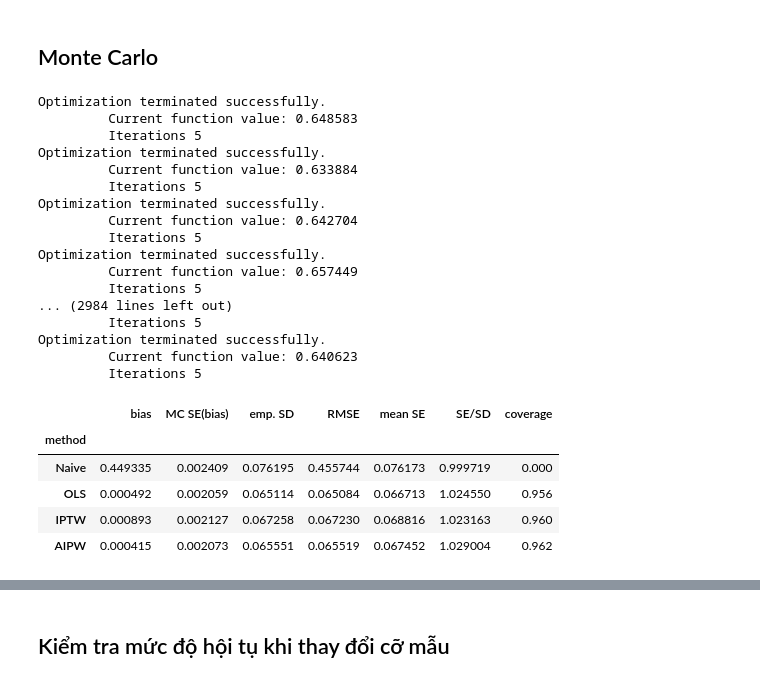
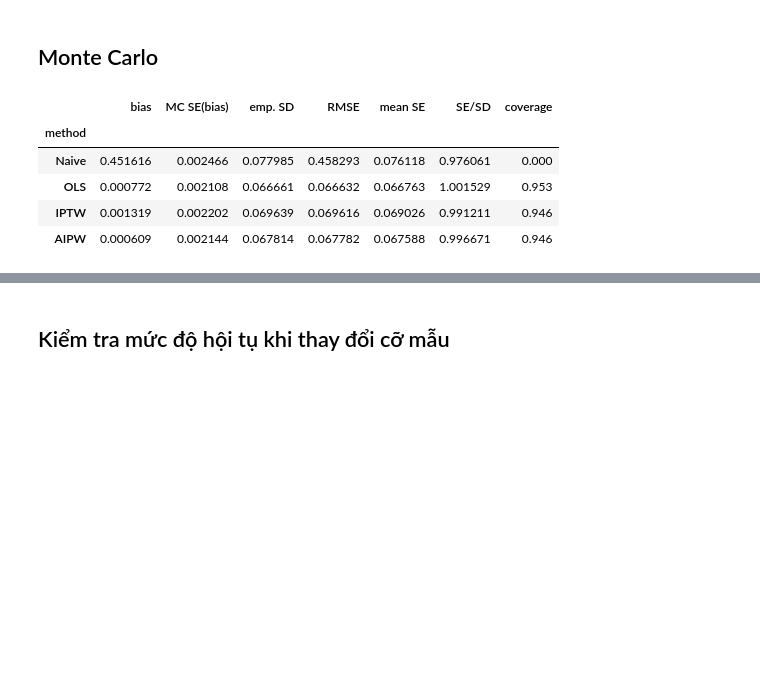
Before and after one commit to qz4ng/SEMINAR, a Jupyter notebook: scenario/baseline.ipynb, the cells around one changed output, grey strips where cells are left out. Cells and saved outputs as stored; diff of their text form; code cells hidden in the pictures; blank space fills up the shorter version.

```diff
--- a/scenario/baseline.ipynb
+++ b/scenario/baseline.ipynb
@@ -115,7 +115,7 @@ Logistic regression với đúng các biến X và đúng dạng hàm
 def fit_propensity(df:pd.DataFrame):
     # Thêm intercept vào ma trận
     Xd = sm.add_constant(df[X_COLS].to_numpy()) # [1 X1 X2]
-    res = sm.Logit(df[TREATMENT].to_numpy(), Xd).fit()
+    res = sm.Logit(df[TREATMENT].to_numpy(), Xd).fit(disp=False)
     return res.predict(Xd), Xd
 
 e_hat, Xd = fit_propensity(df)
@@ -282,13 +290,24 @@ Trọng số lớn nhất: 7.22
 # %%
-def bootstrap_se(df, B=200, seed=0):
+def bootstrap_se(df: pd.DataFrame, B:int=200, seed:int=0):
+    """
+    Non-parametric bootstrap để tính khoảng tin cậy và sai số ước lượng của từng phương pháp
+    mà không cần giả định phân phối của các biến
+    :param df: dataframe dữ liệu bao gồm (A,X,Y)
+    :param B: số lượng Bootstrap
+    """
+    # generator tạo số ngẫu nhiên giúp module có khả năng tái lập
     rng = np.random.default_rng(seed)
     n = len(df)
+    # dictionary cho từng phương pháp
     draws = {m: [] for m in METHODS}
     for _ in range(B):
+        # lấy mẫu ngẫu nhiên có hoàn lại
         idx = rng.integers(0, n, n)
+        # tính ước lượng
         out, _ = estimate_all(df.iloc[idx].reset_index(drop=True))
         for m in METHODS:
             draws[m].append(out[m][0])
+    # ddof=1: hiệu chỉnh
     return {m: np.std(v, ddof=1) for m, v in draws.items()}
 
 
@@ -303,5 +322,5 @@ for m in METHODS:
                  "SE": se, "SE bootstrap": boot[m],
                  "CI95 low": lo, "CI95 high": hi, "CI chứa tau?": lo <= TAU <= hi})
 single = pd.DataFrame(rows).set_index("method")
-single
+display(single)
 # %% [output]
@@ -331,74 +333,70 @@ Optimization terminated successfully.
 # %% [markdown]
 ## Monte Carlo
 # %%
-def one_rep(n, **kw):
+def one_rep(n:int, **kw):
+    """
+    Thực hiện ước lượng 1 lần
+    :param n: số lượng mẫu quan sát
+    """
+    # Tạo tập dữ liệu theo DGP
     d, _ = simulate_data(n, **kw)
+    # Tính ước lượng và \hat{e} của từng phương pháp
     out, e = estimate_all(d)
-    T = d[TREATMENT].to_numpy()
-    extras = {"max_abs_smd_after": smd(d, ate_weights(T, e)).abs().max(),
+    A = d[TREATMENT].to_numpy()
+    # Các chỉ số chuẩn đoán
+    extras = {"max_abs_smd_after": smd(d, ate_weights(A, e)).abs().max(),
               "max_abs_smd_before": smd(d).abs().max(),
               "e_min": e.min(), "e_max": e.max(),
-              "max_w": ate_weights(T, e).max()}
+              "max_w": ate_weights(A, e).max()}
     return out, extras
 
 
-def run_mc(R, n, seed=123, **kw):
+def run_mc(R:int, n:int, seed:int=123, **kw):
+    """
+    Mô phỏng Monte Carlo
+    :param R: số lần lặp mô phỏng
+    :param n: kích thước mẫu
+    """
     children = np.random.SeedSequence(seed).spawn(R)
+    # lưu ước lượng est và SE; lưu các chỉ số chuẩn đoán
     recs, extras = [], []
     for ss in children:
         out, ex = one_rep(n, **kw)
         recs.append(out)
         extras.append(ex)
     return recs, pd.DataFrame(extras)
 
 
 def summarize_mc(recs, tau=TAU):
     rows = []
     for m in METHODS:
         est = np.array([r[m][0] for r in recs])
         se = np.array([r[m][1] for r in recs])
         sd = est.std(ddof=1)
         rows.append({
             "method": m,
             "bias": est.mean() - tau,
             "MC SE(bias)": sd / np.sqrt(len(est)),
             "emp. SD": sd,
             "RMSE": np.sqrt(np.mean((est - tau) ** 2)),
             "mean SE": se.mean(),
             "SE/SD": se.mean() / sd,
             "coverage": np.mean((est - 1.96 * se <= tau) & (tau <= est + 1.96 * se)),
         })
     return pd.DataFrame(rows).set_index("method")
 
-
+# mô phỏng 1000 dataset với mỗi dataset có kích thước mẫu là 1000
 R, N = 1000, 1000
 recs, extras = run_mc(R, N)
 res = summarize_mc(recs)
 res
 # %% [output]
-Optimization terminated successfully.
-         Current function value: 0.648583
-         Iterations 5
-Optimization terminated successfully.
-         Current function value: 0.633884
-         Iterations 5
-Optimization terminated successfully.
-         Current function value: 0.642704
-         Iterations 5
-Optimization terminated successfully.
-         Current function value: 0.657449
-         Iterations 5
-... (2984 lines left out)
-         Iterations 5
-Optimization terminated successfully.
-         Current function value: 0.640623
-         Iterations 5
 |  | bias | MC SE(bias) | emp. SD | RMSE | mean SE | SE/SD | coverage |
 | method |  |  |  |  |  |  |  |
-| Naive | 0.449335 | 0.002409 | 0.076195 | 0.455744 | 0.076173 | 0.999719 | 0.000 |
-| OLS | 0.000492 | 0.002059 | 0.065114 | 0.065084 | 0.066713 | 1.024550 | 0.956 |
-| IPTW | 0.000893 | 0.002127 | 0.067258 | 0.067230 | 0.068816 | 1.023163 | 0.960 |
-| AIPW | 0.000415 | 0.002073 | 0.065551 | 0.065519 | 0.067452 | 1.029004 | 0.962 |
+| Naive | 0.451616 | 0.002466 | 0.077985 | 0.458293 | 0.076118 | 0.976061 | 0.000 |
+| OLS | 0.000772 | 0.002108 | 0.066661 | 0.066632 | 0.066763 | 1.001529 | 0.953 |
+| IPTW | 0.001319 | 0.002202 | 0.069639 | 0.069616 | 0.069026 | 0.991211 | 0.946 |
+| AIPW | 0.000609 | 0.002144 | 0.067814 | 0.067782 | 0.067588 | 0.996671 | 0.946 |
 # %%
 fig, axes = plt.subplots(1, 4, figsize=(11, 2.8), sharex=True, sharey=True)
 for ax, m in zip(axes, METHODS):
```
Also changed, not shown: parts of 8 cells of this notebook.
